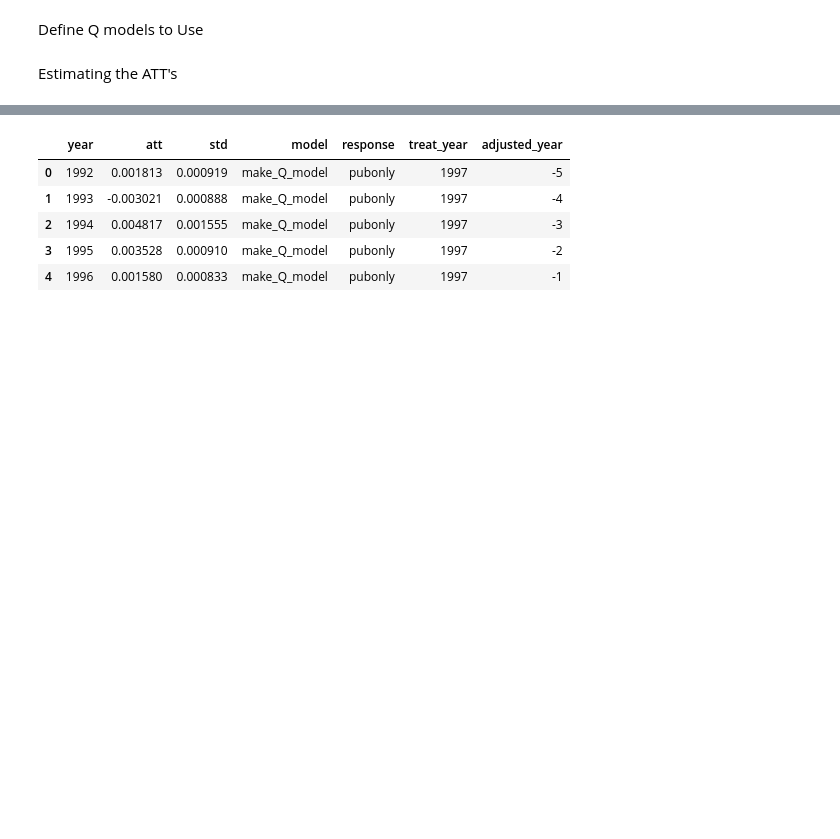
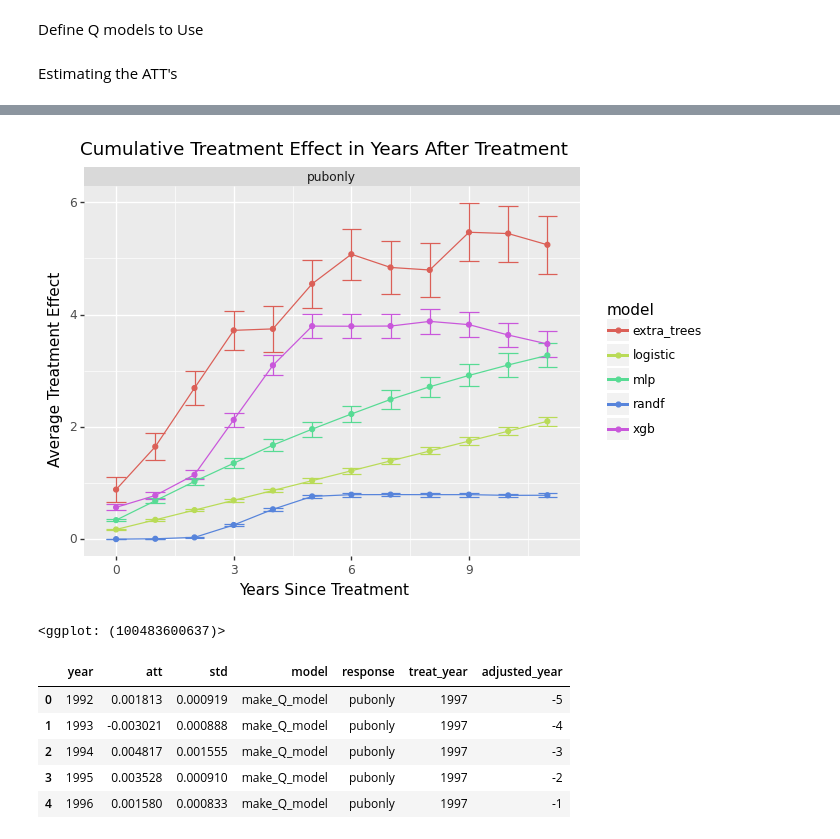
Before and after one commit to wflewis12/Causal_ML_Project, a Jupyter notebook: Estimator_v7.ipynb, the cells around one changed output, grey strips where cells are left out. Drawn from its saved outputs; the diff is of its cells as text; code cells hidden in the pictures; blank space fills up the shorter version.

```diff
--- a/Estimator_v7.ipynb
+++ b/Estimator_v7.ipynb
@@ -406,3 +414,23 @@ labs(title = "Various Model Performance")
+# %%
+# Plotnine code to make plot for post-treatment effects
+all_models['adjusted_year'] = all_models["year"] - all_models["treat_year"]
+all_post = all_models[(all_models["adjusted_year"] >= 0) & (all_models["treat_year"] != 2008)].copy()
+
+all_post['att-error'] = all_post['att'] - all_post['std']
+all_post['att+error'] = all_post['att'] + all_post['std']
+all_post['treat_year'] = all_post['treat_year'].apply(lambda x: str(x))
+
+ggplot(all_post, aes(x='adjusted_year', y='att', color = 'model', group='model')) + \
+geom_errorbar(aes(ymin = 'att-error', ymax = 'att+error')) + \
+geom_point() + \
+geom_line() + \
+facet_wrap('response') + \
+xlab('Years Since Treatment') + \
+ylab('Average Treatment Effect') + \
+labs(title = "Cumulative Treatment Effect in Years After Treatment")
+# %% [output]
+[figure, added]
+<ggplot: (100483600637)>
 # %%
 # Evaluate the ATT's for all the states which implemented programs after 1997
 
```
Also changed, not shown: parts of 13 cells of this notebook.
